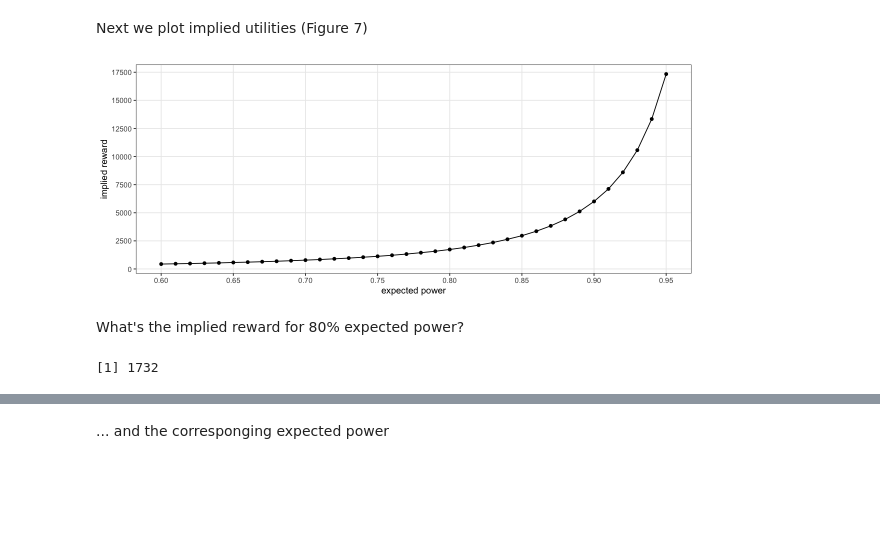
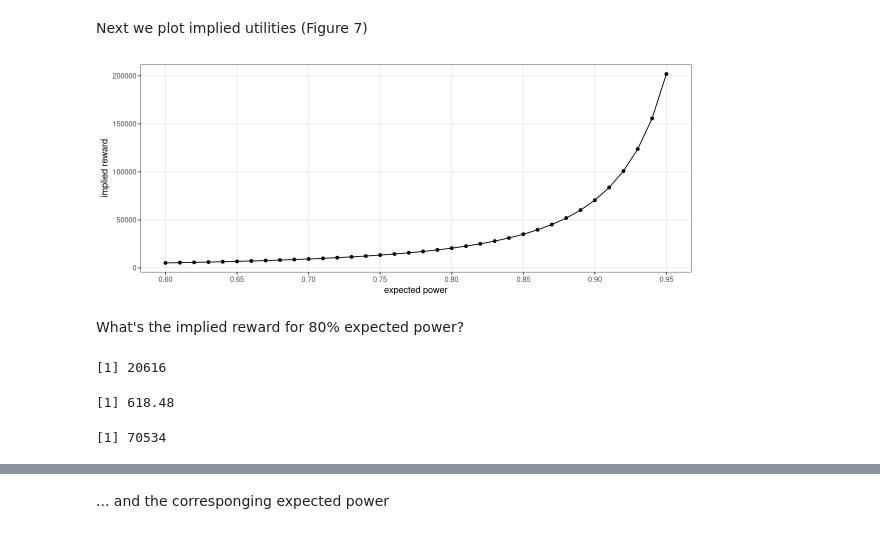
Before and after one commit to kkmann/sample-size-calculation-under-uncertainty, a Jupyter notebook: notebooks/figures-for-manuscript.ipynb, the cells around one changed output, grey strips where cells are left out. Cells and saved outputs as stored; diff of their text form; code cells hidden in the pictures; blank space fills up the shorter version.

```diff
--- a/notebooks/figures-for-manuscript.ipynb
+++ b/notebooks/figures-for-manuscript.ipynb
@@ -459,10 +459,13 @@ cowplot::plot_grid(
 ggsave("../latex/figures/fig5-power-distribution-quantile-approach.pdf", width = 7.5, height = 6)
 # %% [markdown]
 ##  A clinical trial example / utility matching (Figures 6 + 7)
+# %%
+# change the power function to log-rank test statistic assuming an event rate of 1/3
+power <- function(Delta, n, c) 1 - pnorm(c, mean = sqrt(n) * sqrt(1/3/4) * Delta, sd = 1)
 # %%
-prior            <- Normal(0.2, 0.2, -0.3, 0.7)
+prior            <- Normal(0.2, 0.2, -log(1.5), -log(0.5))
 # minimal clinically important difference (MCID)
-theta_mcid       <- 0.05
+theta_mcid       <- -log(0.95)
 
 tranformed_prior_pdf <- function(hr) {
     pdf(prior, -log(hr))/hr
@@ -598,37 +618,37 @@ get_implied_lambda <- function(expected_power) uniroot(
     function(lambda) {
         EP(
             prior,
-            round(optimize(function(n) utility(n, lambda), c(10, 1e4), maximum = TRUE)$maximum),
+            round(optimize(function(n) utility(n, lambda), c(10, 1e5), maximum = TRUE)$maximum),
             c = qnorm(1 - alpha),
             mrv = theta_mcid
         ) - expected_power
     },
     c(1, 1e6)
 )
 
 tbl_implied_lambda <- tibble(
         power = seq(0.6, 0.95, by = 0.01)
     ) %>%
     mutate(
         n_ep = map_dbl(
             power,
-            ~get_n_ep(theta_null, prior, mrv = theta_mcid, pwr = ., alpha = alpha)
+            ~get_n_ep(theta_null, prior, mrv = theta_mcid, pwr = ., alpha = alpha, upper_n = 1e5)
         ),
         lambda_implied = map_dbl(power, ~get_implied_lambda(.)$root)
     )
 
 ggplot(tbl_implied_lambda) +
     aes(power, lambda_implied) +
     geom_point() +
     geom_line() +
     scale_x_continuous("expected power", breaks = seq(0.6, 0.95, by = 0.05)) +
-    scale_y_continuous("implied reward", breaks = seq(0, 20000, by = 2500)) +
+    scale_y_continuous("implied reward") +
     theme_bw() +
     theme(
         panel.grid.minor = element_blank()
     )
 # %% [output]
-[figure, old version]
+[figure, new version]
 # %%
 ggsave("../latex/figures/fig7-matched-reward.pdf", width = 8, height = 2.5)
 # %% [markdown]
@@ -636,4 +656,12 @@ What's the implied reward for 80% expected power?
 # %%
 get_implied_lambda(0.8)$root %>% round
 # %% [output]
-[1] 1732
+[1] 20616
+# %%
+round(get_implied_lambda(0.8)$root) * 30000 / 1e6
+# %% [output]
+[1] 618.48
+# %%
+get_implied_lambda(0.9)$root %>% round
+# %% [output]
+[1] 70534
```
Also changed, not shown: parts of 7 cells of this notebook, 6 other files.
